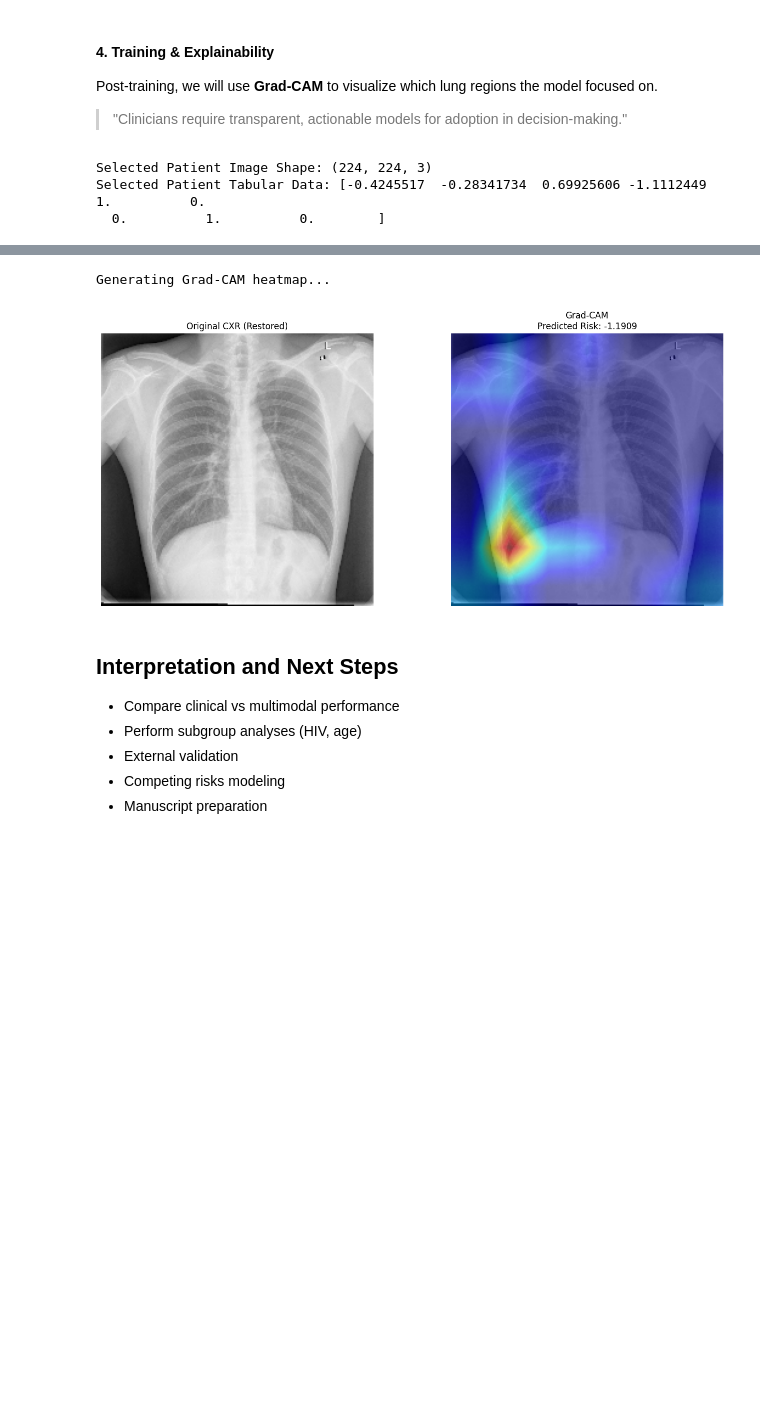
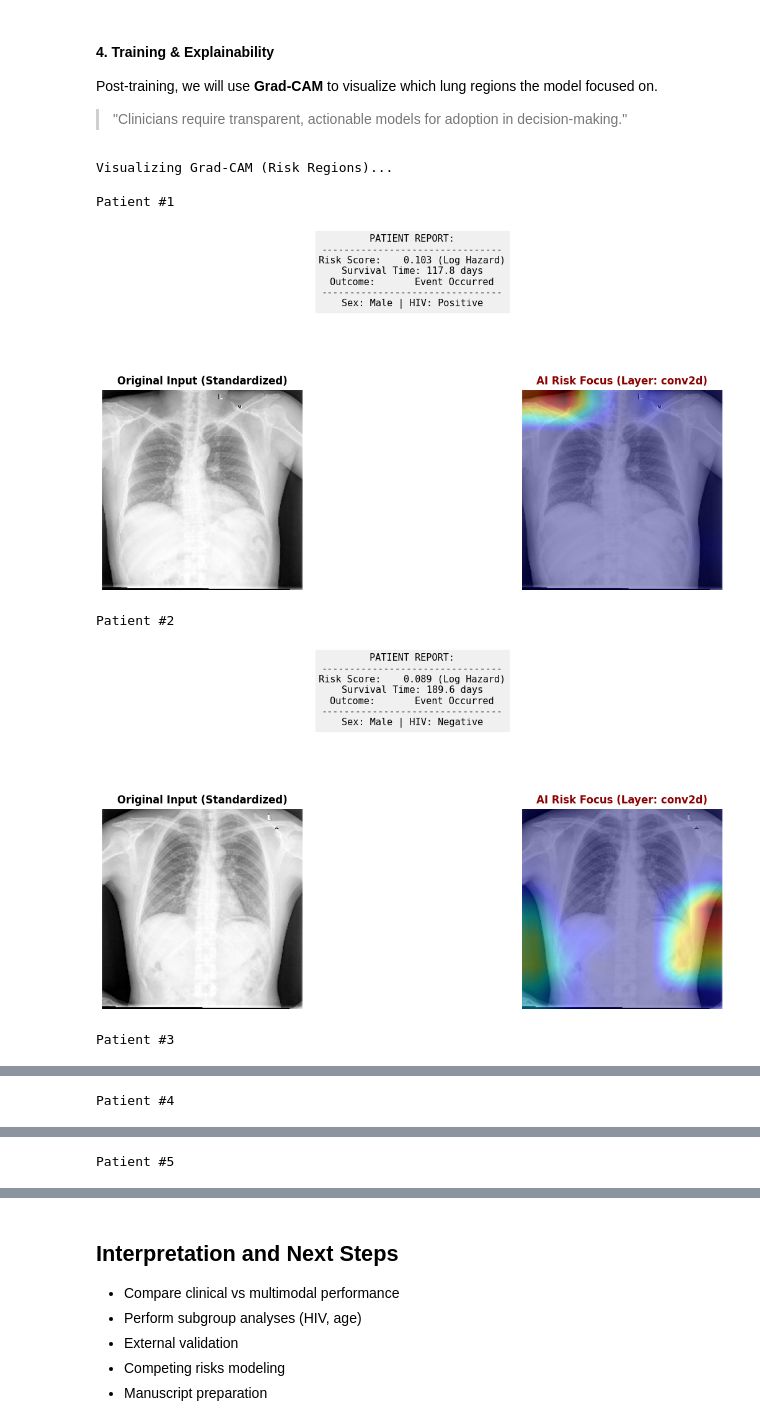
Before and after one commit to ikechukwuUE/tb-cxr-survival, a Jupyter notebook: notebooks/01_tb_cxr_survival.ipynb, the cells around one changed output, grey strips where cells are left out. Saved outputs shown, nothing was run; the diff lists cells and outputs as text; code cells hidden in the pictures; blank space fills up the shorter version.

Commit message:
Perfected FIRST working iteration of project

```diff
--- a/notebooks/01_tb_cxr_survival.ipynb
+++ b/notebooks/01_tb_cxr_survival.ipynb
@@ -411,8 +421,3 @@ TBSurvivalNet compiled successfully!
 #    epochs=EPOCHS, # Reduced for demo
 #    callbacks = my_callbacks
 # )
-# %%
-# Load the weights into that model
-model.load_weights("outputs/models/tbsurvivalnet_v1.weights.h5")
-
-print("Weights loaded successfully.")
@@ -420,0 +431,5 @@ Weights loaded successfully.
+# %%
+# Load the weights into that model
+model.load_weights("outputs/models/tbsurvivalnet_fine-tuned_v1.weights.h5")
+
+print("Weights loaded successfully.")
@@ -476,18 +507,22 @@ Post-training, we will use **Grad-CAM** to visualize which lung regions the mode
 
 > "Clinicians require transparent, actionable models for adoption in decision-making."
 # %%
-# Extract one batch from the validation dataset
-# val_ds yields: ((images, tabular), labels)
-for (img_batch, tab_batch), label_batch in val_ds.take(1):
-    # Select the fourth patient in the first batch
-    patient_img = img_batch[3]
-    patient_tab = tab_batch[3]
-    # Break immediately so we don't loop through the whole dataset
-    break
+# ==========================================
+# CELL 12: Explainability (Grad-CAM)
+# ==========================================
+from src.explainability_utils import visualize_gradcam
 
-print(f"Selected Patient Image Shape: {patient_img.shape}")
-print(f"Selected Patient Tabular Data: {patient_tab.numpy()}")
+print("Visualizing Grad-CAM (Risk Regions)...")
+
+# Visualize the first 3 patients in the test set
+for i in range(5):
+    print(f"\nPatient #{i+1}")
+    visualize_gradcam(model, test_ds, patient_idx=i)
 # %% [output]
-Selected Patient Image Shape: (224, 224, 3)
-Selected Patient Tabular Data: [-0.4245517  -0.28341734  0.69925606 -1.1112449   1.          0.
-  0.          1.          0.        ]
+Visualizing Grad-CAM (Risk Regions)...
+
+Patient #1
+[figure, added]
+Patient #2
+[figure, added]
+Patient #3
@@ -493,0 +530 @@ Selected Patient Tabular Data: [-0.4245517  -0.28341734  0.69925606 -1.1112449
+Patient #4
@@ -493,0 +532 @@ Selected Patient Tabular Data: [-0.4245517  -0.28341734  0.69925606 -1.1112449
+Patient #5
@@ -494,17 +534,3 @@ Selected Patient Tabular Data: [-0.4245517  -0.28341734  0.69925606 -1.1112449
-# %%
-print("Generating Grad-CAM heatmap...")
-
-# Run the visualization
-generate_gradcam(
-    model=model,
-    image=patient_img,
-    tabular_sample=patient_tab,
-    layer_name="conv5_block16_concat",
-    alpha=0.5
-)
-# %% [output]
-Generating Grad-CAM heatmap...
-[figure, removed]
 # %% [markdown]
 ## Interpretation and Next Steps
 
```
Also changed, not shown: parts of 12 cells of this notebook, 6 other files.
